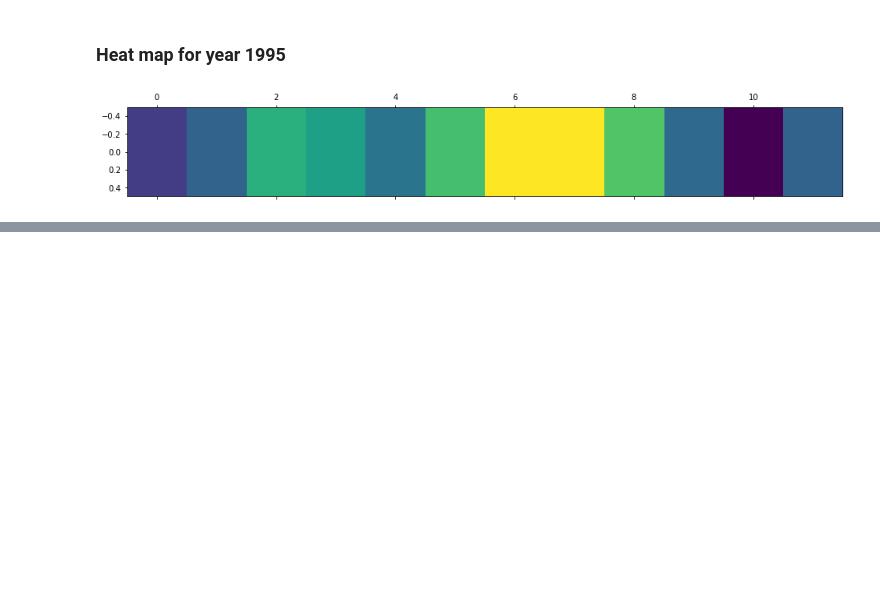
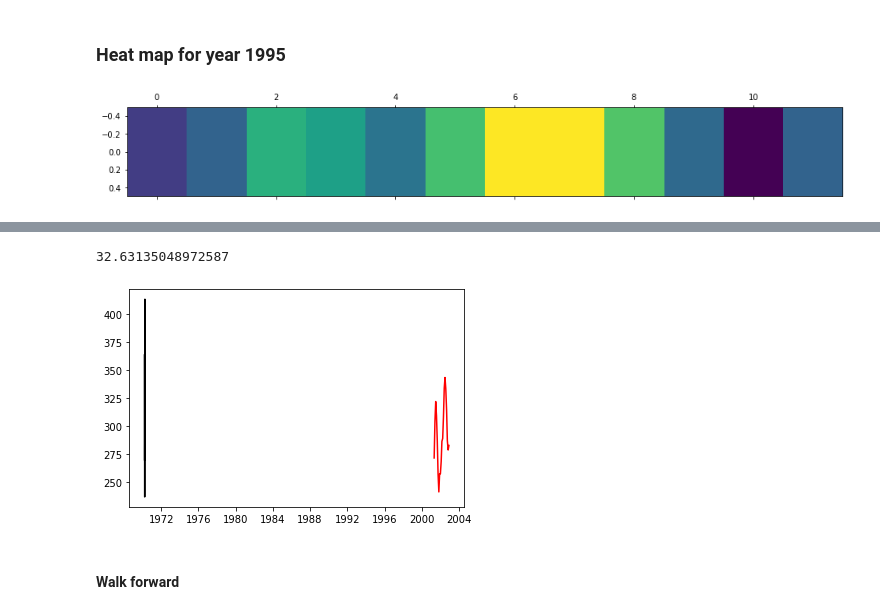
Before and after one commit to VaijanathSawrate/Forcasting, a Jupyter notebook: A_Forecasting_Airlines data.ipynb, the cells around one changed output, grey strips where cells are left out. Drawn from its saved outputs; the diff is of its cells as text; code cells hidden in the pictures; blank space fills up the shorter version.

```diff
--- a/A_Forecasting_Airlines data.ipynb
+++ b/A_Forecasting_Airlines data.ipynb
@@ -112,0 +282,4 @@ plt.show()
+# %%
+df = pd.read_excel("D:\\DATA_science\\DATA_science assignment\\Forecasting\\Airlines+Data.xlsx", header = 0, index_col = 0,
+                     parse_dates = True)
+df.head()
@@ -112,0 +304,2 @@ plt.show()
+# %%
+train, test = df.Passengers[1:df.shape[0] - 20], df.Passengers[df.shape[0] - 20:]
@@ -112,0 +308,3 @@ plt.show()
+# %%
+model = AR(train)
+model_fit = model.fit()
@@ -112,0 +355,2 @@ plt.show()
+# %%
+predictions = model_fit.predict(start=len(train), end=len(train) + len(test) - 1)
@@ -112,0 +377,15 @@ plt.show()
+# %%
+from sklearn.metrics import mean_squared_error as mse
+mse = mse(test_y, predictions)
+RMSE = np.sqrt(mse)
+RMSE
+# %% [output]
+32.63135048972587
+# %%
+plt.plot(test_y, color = 'black')
+plt.plot(predictions, color = 'red')
+plt.show()
+# %% [output]
+[figure, added]
+# %% [markdown]
+#### Walk forward
```
Also changed, not shown: parts of 111 cells of this notebook.
